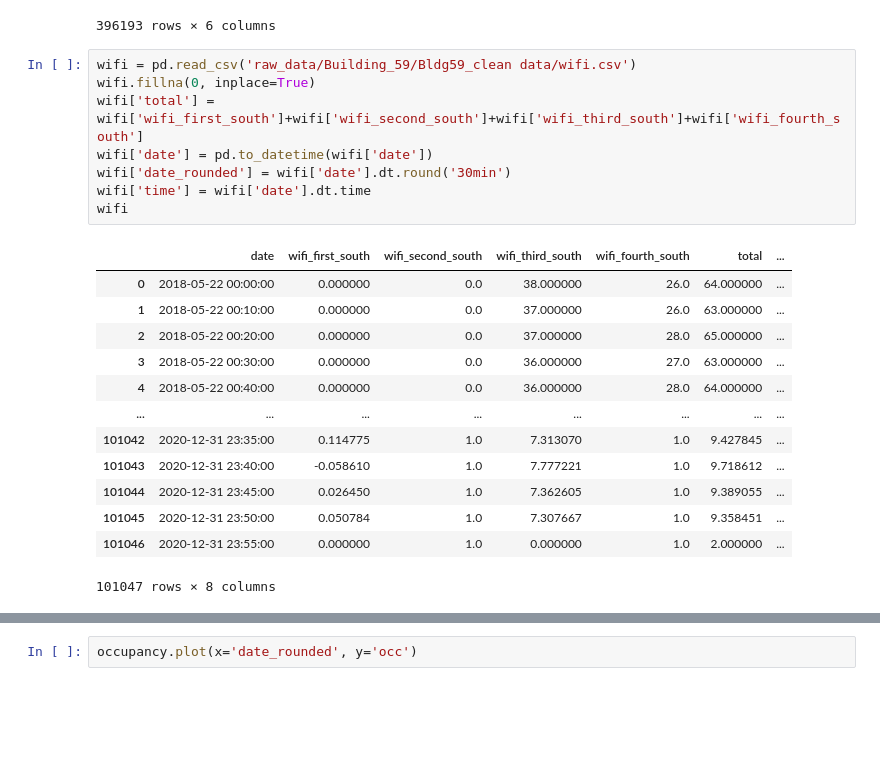
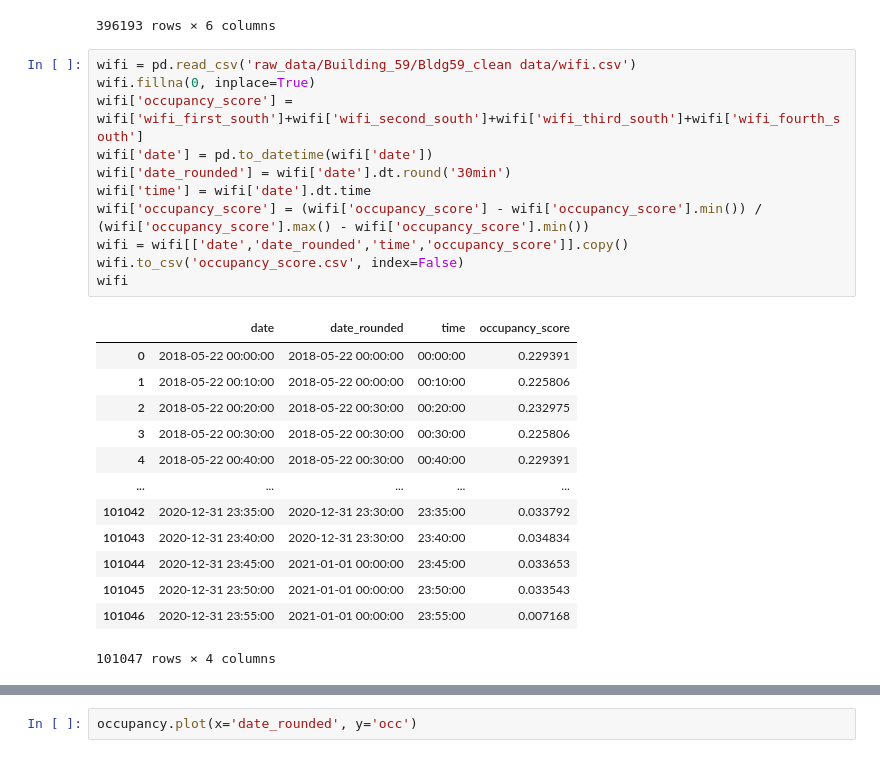
Before and after one commit to kmcguigan1/WATAI2023_energy_demand_modelling, a Jupyter notebook: build_data.ipynb, the cells around one changed output, grey strips where cells are left out. Cells and saved outputs as stored; diff of their text form; blank space fills up the shorter version.

```diff
--- a/build_data.ipynb
+++ b/build_data.ipynb
@@ -118,25 +121,28 @@ occupancy
 # %%
 wifi = pd.read_csv('raw_data/Building_59/Bldg59_clean data/wifi.csv')
 wifi.fillna(0, inplace=True)
-wifi['total'] = wifi['wifi_first_south']+wifi['wifi_second_south']+wifi['wifi_third_south']+wifi['wifi_fourth_south']
+wifi['occupancy_score'] = wifi['wifi_first_south']+wifi['wifi_second_south']+wifi['wifi_third_south']+wifi['wifi_fourth_south']
 wifi['date'] = pd.to_datetime(wifi['date'])
 wifi['date_rounded'] = wifi['date'].dt.round('30min')
 wifi['time'] = wifi['date'].dt.time
+wifi['occupancy_score'] = (wifi['occupancy_score'] - wifi['occupancy_score'].min()) / (wifi['occupancy_score'].max() - wifi['occupancy_score'].min())
+wifi = wifi[['date','date_rounded','time','occupancy_score']].copy()
+wifi.to_csv('occupancy_score.csv', index=False)
 wifi
 # %% [output]
-|  | date | wifi_first_south | wifi_second_south | wifi_third_south | wifi_fourth_south | total | ... |
-| 0 | 2018-05-22 00:00:00 | 0.000000 | 0.0 | 38.000000 | 26.0 | 64.000000 | ... |
-| 1 | 2018-05-22 00:10:00 | 0.000000 | 0.0 | 37.000000 | 26.0 | 63.000000 | ... |
-| 2 | 2018-05-22 00:20:00 | 0.000000 | 0.0 | 37.000000 | 28.0 | 65.000000 | ... |
-| 3 | 2018-05-22 00:30:00 | 0.000000 | 0.0 | 36.000000 | 27.0 | 63.000000 | ... |
-| 4 | 2018-05-22 00:40:00 | 0.000000 | 0.0 | 36.000000 | 28.0 | 64.000000 | ... |
-| ... | ... | ... | ... | ... | ... | ... | ... |
-| 101042 | 2020-12-31 23:35:00 | 0.114775 | 1.0 | 7.313070 | 1.0 | 9.427845 | ... |
-| 101043 | 2020-12-31 23:40:00 | -0.058610 | 1.0 | 7.777221 | 1.0 | 9.718612 | ... |
-| 101044 | 2020-12-31 23:45:00 | 0.026450 | 1.0 | 7.362605 | 1.0 | 9.389055 | ... |
-| 101045 | 2020-12-31 23:50:00 | 0.050784 | 1.0 | 7.307667 | 1.0 | 9.358451 | ... |
-| 101046 | 2020-12-31 23:55:00 | 0.000000 | 1.0 | 0.000000 | 1.0 | 2.000000 | ... |
+|  | date | date_rounded | time | occupancy_score |
+| 0 | 2018-05-22 00:00:00 | 2018-05-22 00:00:00 | 00:00:00 | 0.229391 |
+| 1 | 2018-05-22 00:10:00 | 2018-05-22 00:00:00 | 00:10:00 | 0.225806 |
+| 2 | 2018-05-22 00:20:00 | 2018-05-22 00:30:00 | 00:20:00 | 0.232975 |
+| 3 | 2018-05-22 00:30:00 | 2018-05-22 00:30:00 | 00:30:00 | 0.225806 |
+| 4 | 2018-05-22 00:40:00 | 2018-05-22 00:30:00 | 00:40:00 | 0.229391 |
+| ... | ... | ... | ... | ... |
+| 101042 | 2020-12-31 23:35:00 | 2020-12-31 23:30:00 | 23:35:00 | 0.033792 |
+| 101043 | 2020-12-31 23:40:00 | 2020-12-31 23:30:00 | 23:40:00 | 0.034834 |
+| 101044 | 2020-12-31 23:45:00 | 2021-01-01 00:00:00 | 23:45:00 | 0.033653 |
+| 101045 | 2020-12-31 23:50:00 | 2021-01-01 00:00:00 | 23:50:00 | 0.033543 |
+| 101046 | 2020-12-31 23:55:00 | 2021-01-01 00:00:00 | 23:55:00 | 0.007168 |
-101047 rows × 8 columns
+101047 rows × 4 columns
 # %%
 temp = wifi.groupby('time')[['total']].mean().reset_index(drop=False)
 temp.plot(x='time', y='total')
```
Also changed, not shown: parts of 2 cells of this notebook, 47 other files.
